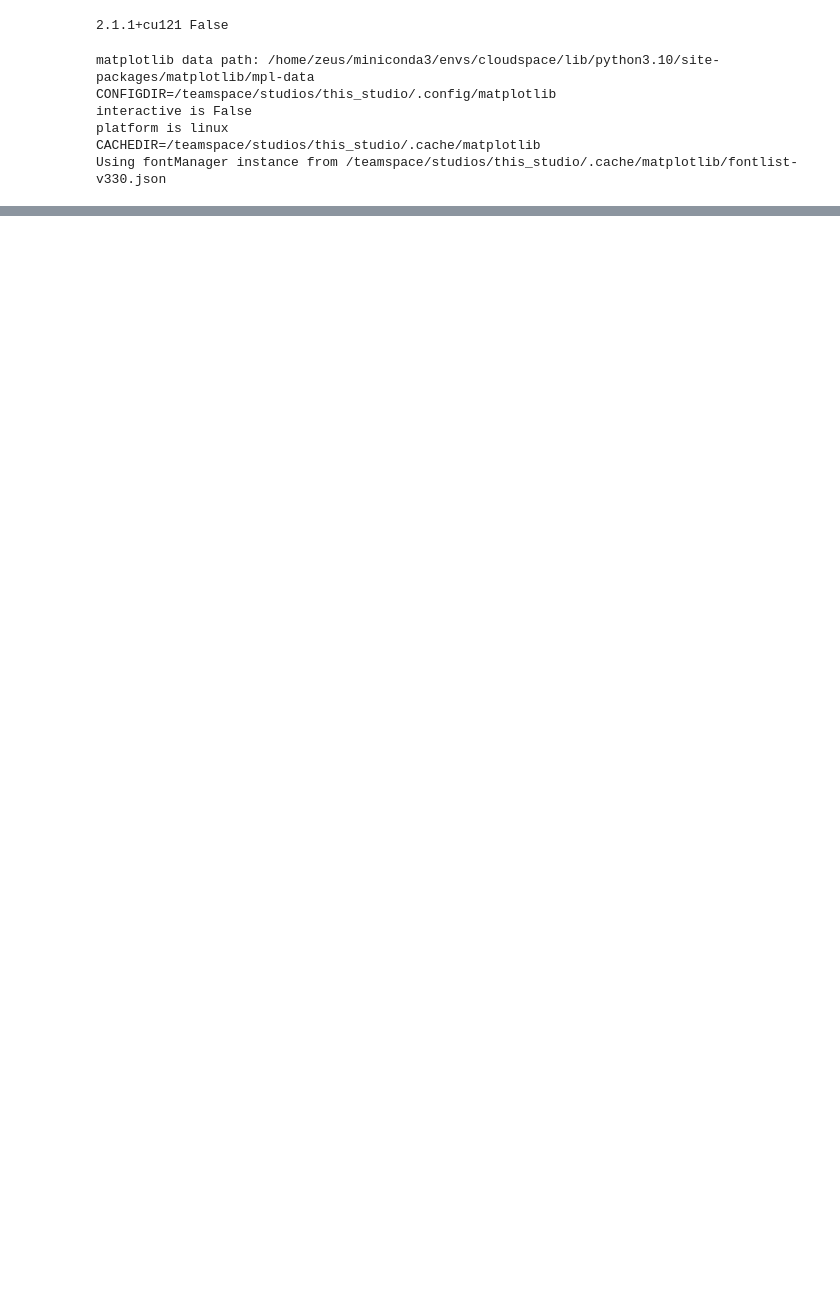
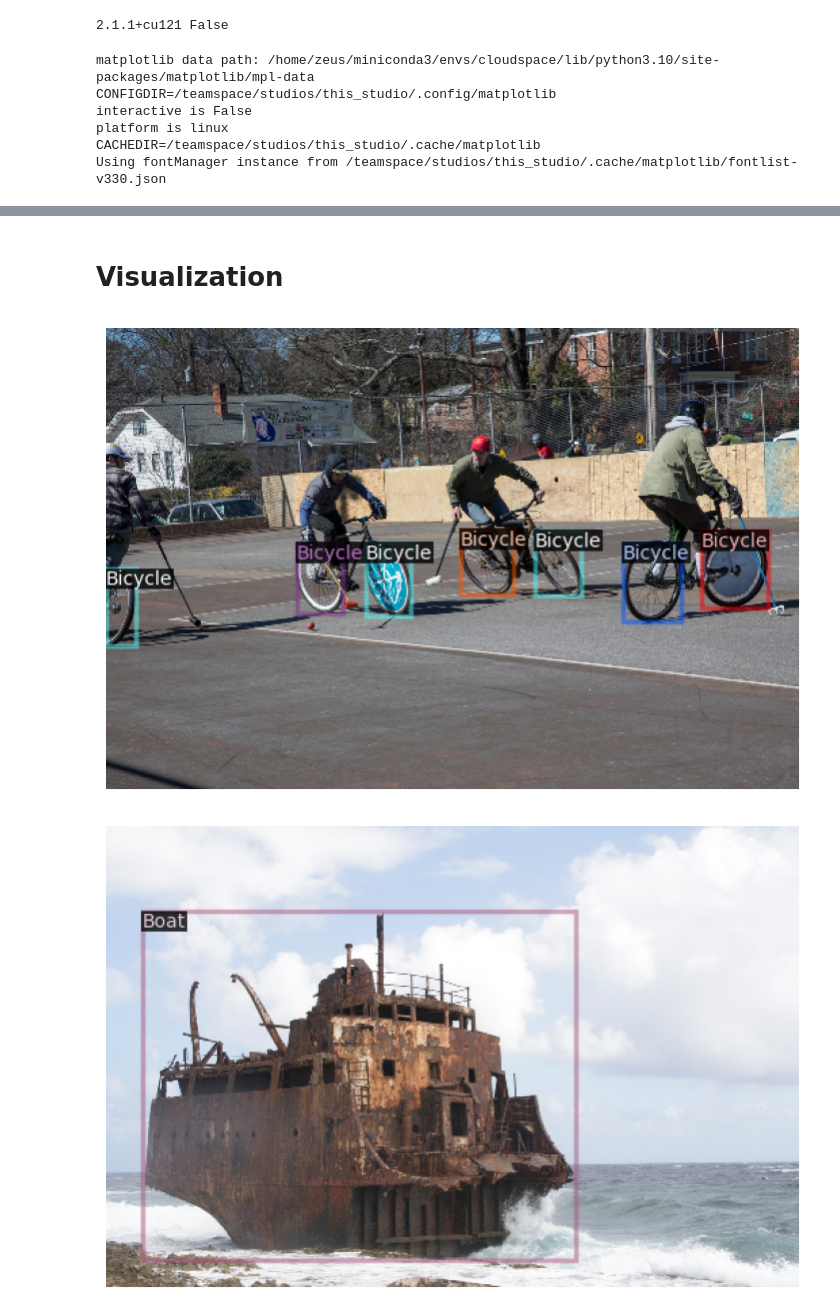
Before and after one commit to sadhiin/OD, a Jupyter notebook: detectron_2/2_formating_data.ipynb, the cells around one changed output, grey strips where cells are left out. Drawn from its saved outputs; the diff is of its cells as text; code cells hidden in the pictures; blank space fills up the shorter version.

Commit message:
dataset formating for detectron 2

```diff
--- a/detectron_2/2_formating_data.ipynb
+++ b/detectron_2/2_formating_data.ipynb
@@ -60,3 +62,9 @@ interactive is False
 platform is linux
 CACHEDIR=/teamspace/studios/this_studio/.cache/matplotlib
 Using fontManager instance from /teamspace/studios/this_studio/.cache/matplotlib/fontlist-v330.json
+# %%
+def cv2_imshow(im):
+    im = cv2.cvtColor(im, cv2.COLOR_BGR2RGB)
+    plt.imshow(im)
+    plt.axis('off')
+    plt.show()
@@ -62,0 +113,13 @@ Using fontManager instance from /teamspace/studios/this_studio/.cache/matplotlib
+# %%
+ROOT_PATH = "/teamspace/studios/this_studio/object_detection/raw_data/OI_v5/"
+# Prepare annotation files
+for folder in ['train', 'validation']:
+    # Load data
+    annot_df = pd.read_csv(f"{ROOT_PATH}/{folder}-annotations-bbox.csv")
+    # Inner join to keep only target classes
+    annot_df = annot_df.merge(subset_classes, on='LabelName')
+    # Create `ClassID` column
+    annot_df['ClassID'] = annot_df['Class'].apply(lambda x: class_to_id[x])
+    # Save truncated annot_df
+    annot_df.to_csv(f"{ROOT_PATH}/{folder}-annotations-bbox-truncated.csv", index=False)
+    del annot_df
@@ -62,0 +190,16 @@ Using fontManager instance from /teamspace/studios/this_studio/.cache/matplotlib
+# %%
+# Load subset annotations
+train_df = pd.read_csv("/teamspace/studios/this_studio/object_detection/raw_data/OI_v5/train-annotations-bbox-truncated.csv")
+val_df = pd.read_csv("/teamspace/studios/this_studio/object_detection/raw_data/OI_v5/validation-annotations-bbox-truncated.csv")
+
+# Register dataset with Detectron2
+DatasetCatalog.register("bicycle_boat_train", lambda d: get_detectron_dicts(train_df))
+MetadataCatalog.get("bicycle_boat_train").set(thing_classes=target_classes)
+DatasetCatalog.register("bicycle_boat_val", lambda d: get_detectron_dicts(val_df))
+MetadataCatalog.get("bicycle_boat_val").set(thing_classes=target_classes)
+
+# Get metadata. It helps show class labels when we visualize bounding boxes
+bicycle_boat_metadata = MetadataCatalog.get("bicycle_boat_train")
+# %%
+dataset_dicts = get_detectron_dicts(val_df, mode='validation')
+dataset_dicts[0]
@@ -62,0 +248,12 @@ Using fontManager instance from /teamspace/studios/this_studio/.cache/matplotlib
+# %% [markdown]
+# Visualization
+# %%
+for d in random.sample(dataset_dicts, 3):
+    plt.figure()
+    img = cv2.imread(d["file_name"])
+    visualizer = Visualizer(img[:, :, ::-1], metadata=bicycle_boat_metadata, scale=0.5)
+    out = visualizer.draw_dataset_dict(d)
+    cv2_imshow(out.get_image()[:, :, ::-1])
+# %% [output]
+[figure, added]
+[figure, added]
```
Also changed, not shown: parts of 12 cells of this notebook, 1 other file.
